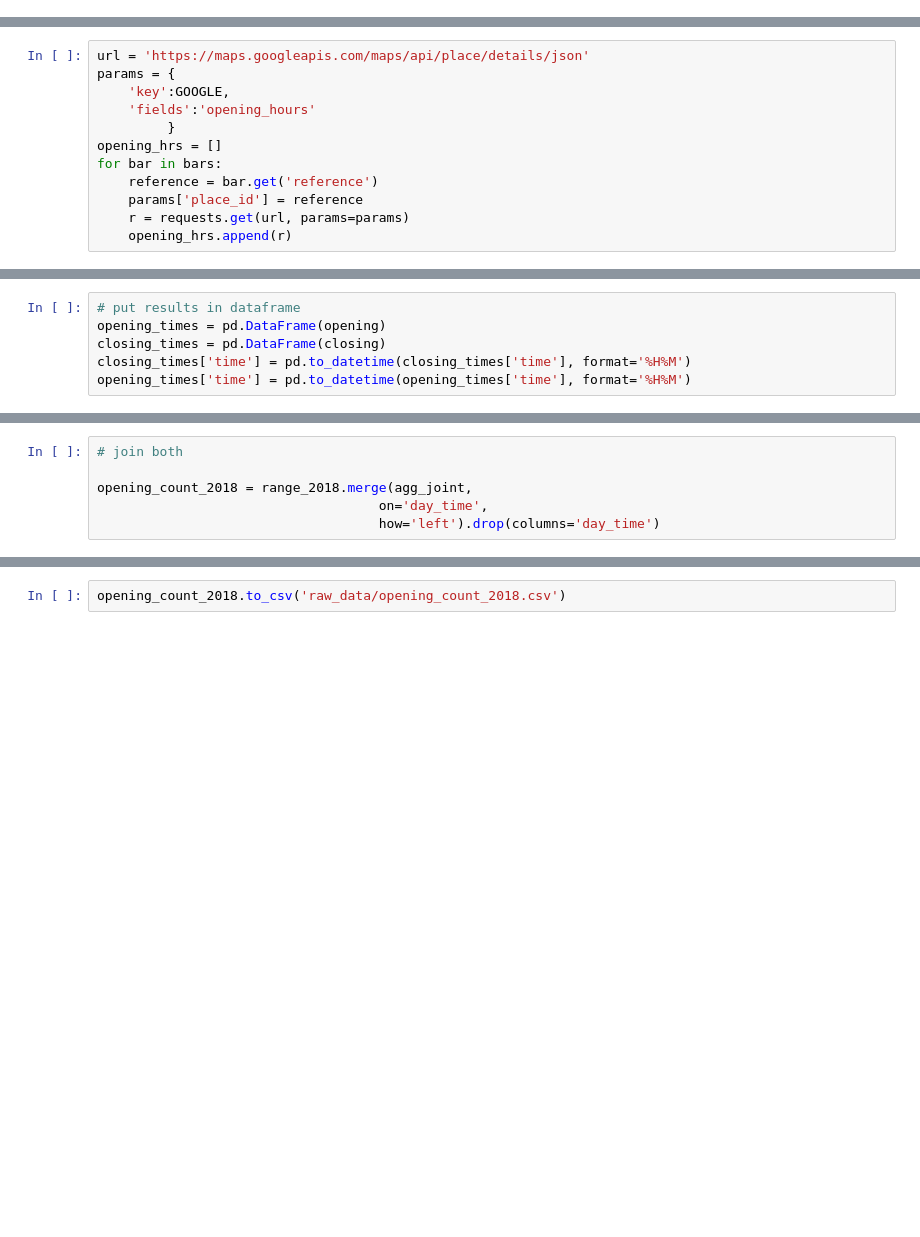
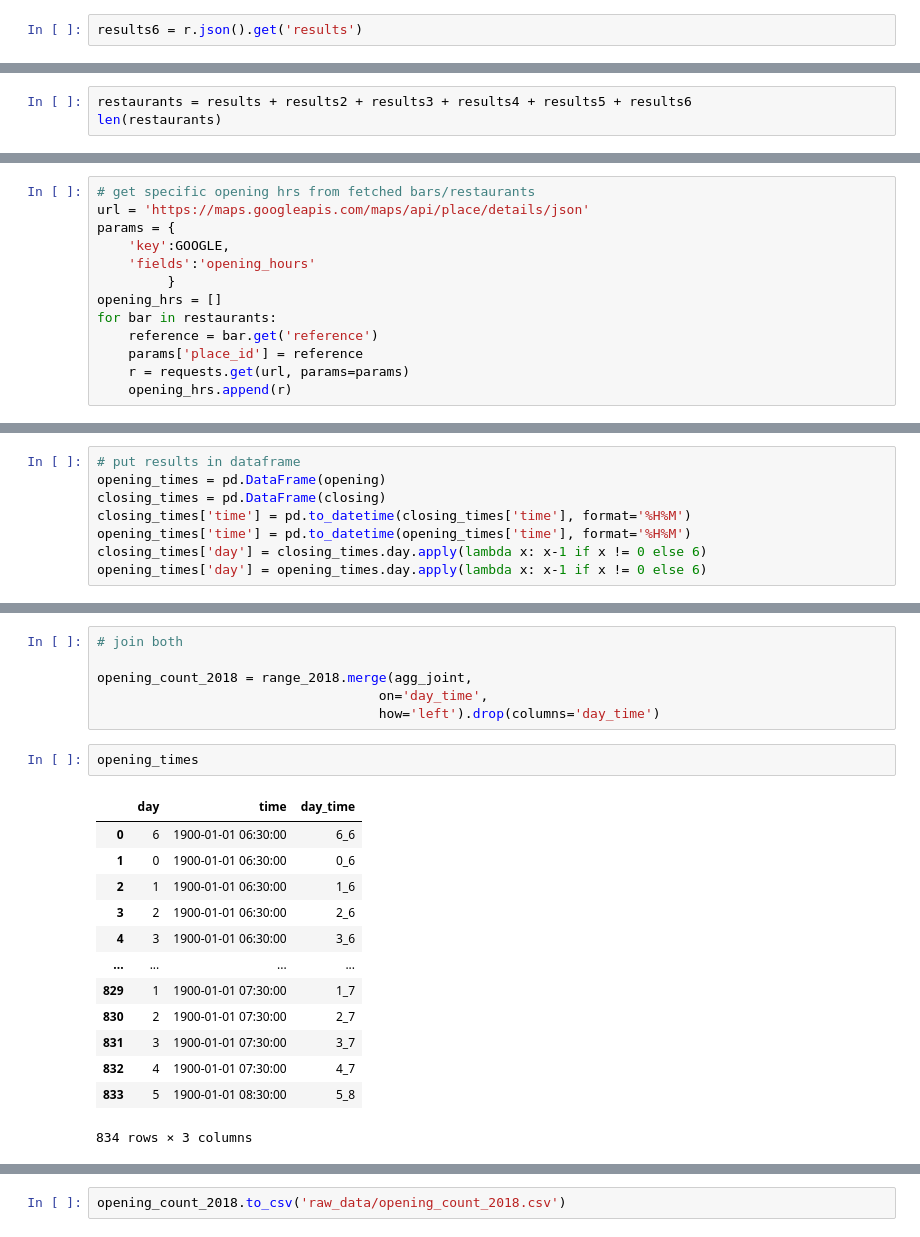
Before and after one commit to McNickSisto/world_data_league, a Jupyter notebook: stage_final/opening_hours.ipynb, the cells around one changed output, grey strips where cells are left out. Cells and saved outputs as stored; diff of their text form; blank space fills up the shorter version.

Commit message:
finalise opening hours

```diff
--- a/stage_final/opening_hours.ipynb
+++ b/stage_final/opening_hours.ipynb
@@ -47 +79,3 @@ results2 = r.json().get('results')
+# %%
+results6 = r.json().get('results')
 # %%
@@ -68,0 +83,3 @@ bars[2]
+# %%
+restaurants = results + results2 + results3 + results4 + results5 + results6
+len(restaurants)
@@ -69,11 +88,12 @@ bars[2]
 # %%
+# get specific opening hrs from fetched bars/restaurants
 url = 'https://maps.googleapis.com/maps/api/place/details/json'
 params = {
     'key':GOOGLE,
     'fields':'opening_hours'
          }
 opening_hrs = []
-for bar in bars:
+for bar in restaurants:
     reference = bar.get('reference')
     params['place_id'] = reference
     r = requests.get(url, params=params)
@@ -127,6 +138,8 @@ opening_times = pd.DataFrame(opening)
 closing_times = pd.DataFrame(closing)
 closing_times['time'] = pd.to_datetime(closing_times['time'], format='%H%M')
 opening_times['time'] = pd.to_datetime(opening_times['time'], format='%H%M')
+closing_times['day'] = closing_times.day.apply(lambda x: x-1 if x != 0 else 6)
+opening_times['day'] = opening_times.day.apply(lambda x: x-1 if x != 0 else 6)
 # %%
 # create unique day_hr identifier
 closing_times['day_time'] = closing_times.apply(lambda x: str(x.day) + '_' + str(x.time.hour), axis=1)
@@ -146,3 +162,19 @@ range_2018['day_time'] =  range_2018.apply(lambda x: str(x.hour.weekday()) + '_'
 opening_count_2018 = range_2018.merge(agg_joint,
                                     on='day_time',
                                     how='left').drop(columns='day_time')
+# %%
+opening_times
+# %% [output]
+|  | day | time | day_time |
+| 0 | 6 | 1900-01-01 06:30:00 | 6_6 |
+| 1 | 0 | 1900-01-01 06:30:00 | 0_6 |
+| 2 | 1 | 1900-01-01 06:30:00 | 1_6 |
+| 3 | 2 | 1900-01-01 06:30:00 | 2_6 |
+| 4 | 3 | 1900-01-01 06:30:00 | 3_6 |
+| ... | ... | ... | ... |
+| 829 | 1 | 1900-01-01 07:30:00 | 1_7 |
+| 830 | 2 | 1900-01-01 07:30:00 | 2_7 |
+| 831 | 3 | 1900-01-01 07:30:00 | 3_7 |
+| 832 | 4 | 1900-01-01 07:30:00 | 4_7 |
+| 833 | 5 | 1900-01-01 08:30:00 | 5_8 |
+834 rows × 3 columns
```
Also changed, not shown: parts of 15 cells of this notebook.
